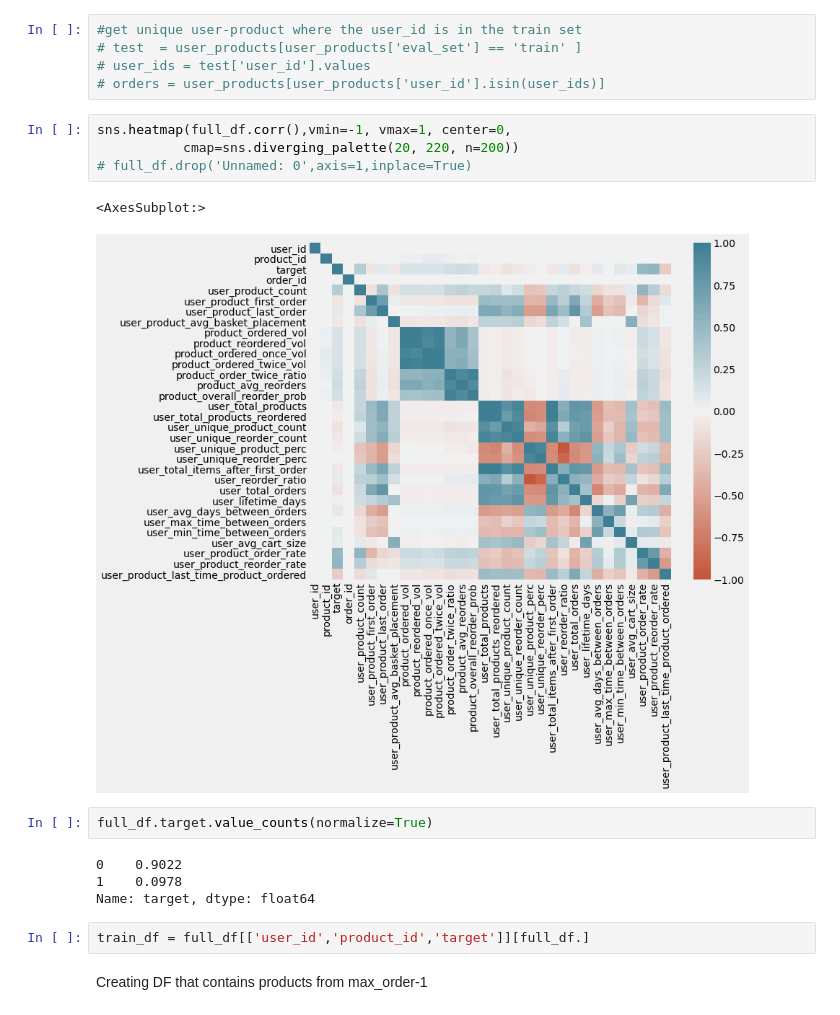
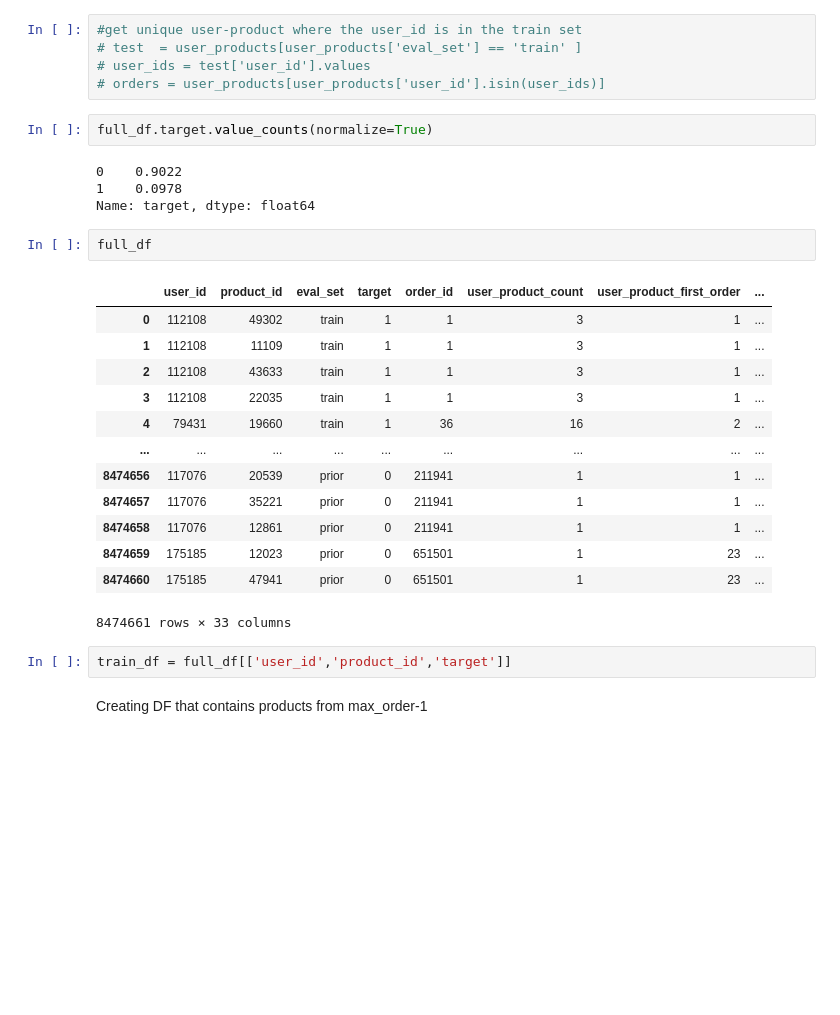
Before and after one commit to tchen052/Instacart-Market-Basket-Analysis, a Jupyter notebook: ipynb/models/baseline_models.ipynb, the cells around one changed output. Cells and saved outputs as stored; diff of their text form; blank space fills up the shorter version.

```diff
--- a/ipynb/models/baseline_models.ipynb
+++ b/ipynb/models/baseline_models.ipynb
@@ -27,21 +27,30 @@ The baseline I want to establish is predicting if a user will reorder a product
 # test  = user_products[user_products['eval_set'] == 'train' ]
 # user_ids = test['user_id'].values
 # orders = user_products[user_products['user_id'].isin(user_ids)]
-# %%
-sns.heatmap(full_df.corr(),vmin=-1, vmax=1, center=0,
-           cmap=sns.diverging_palette(20, 220, n=200))
-# full_df.drop('Unnamed: 0',axis=1,inplace=True)
-# %% [output]
-<AxesSubplot:>
-[figure, removed]
 # %%
 full_df.target.value_counts(normalize=True)
 # %% [output]
 0    0.9022
 1    0.0978
 Name: target, dtype: float64
+# %%
+full_df
+# %% [output]
+|  | user_id | product_id | eval_set | target | order_id | user_product_count | user_product_first_order | ... |
+| 0 | 112108 | 49302 | train | 1 | 1 | 3 | 1 | ... |
+| 1 | 112108 | 11109 | train | 1 | 1 | 3 | 1 | ... |
+| 2 | 112108 | 43633 | train | 1 | 1 | 3 | 1 | ... |
+| 3 | 112108 | 22035 | train | 1 | 1 | 3 | 1 | ... |
+| 4 | 79431 | 19660 | train | 1 | 36 | 16 | 2 | ... |
+| ... | ... | ... | ... | ... | ... | ... | ... | ... |
+| 8474656 | 117076 | 20539 | prior | 0 | 211941 | 1 | 1 | ... |
+| 8474657 | 117076 | 35221 | prior | 0 | 211941 | 1 | 1 | ... |
+| 8474658 | 117076 | 12861 | prior | 0 | 211941 | 1 | 1 | ... |
+| 8474659 | 175185 | 12023 | prior | 0 | 651501 | 1 | 23 | ... |
+| 8474660 | 175185 | 47941 | prior | 0 | 651501 | 1 | 23 | ... |
+8474661 rows × 33 columns
 # %%
-train_df = full_df[['user_id','product_id','target']][full_df.]
+train_df = full_df[['user_id','product_id','target']]
 # %% [markdown]
 Creating DF that contains products from max_order-1
 # %%
```
Also changed, not shown: parts of 16 cells of this notebook, 3 other files.
